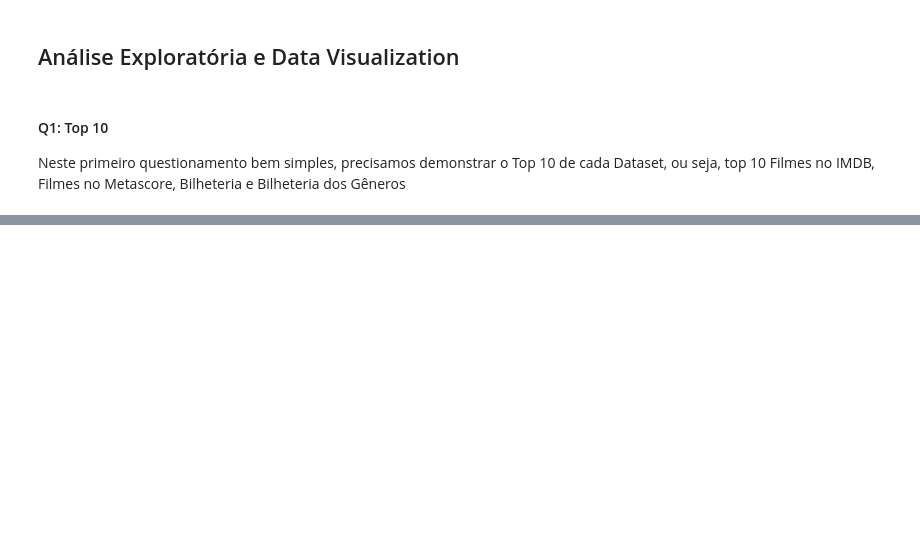
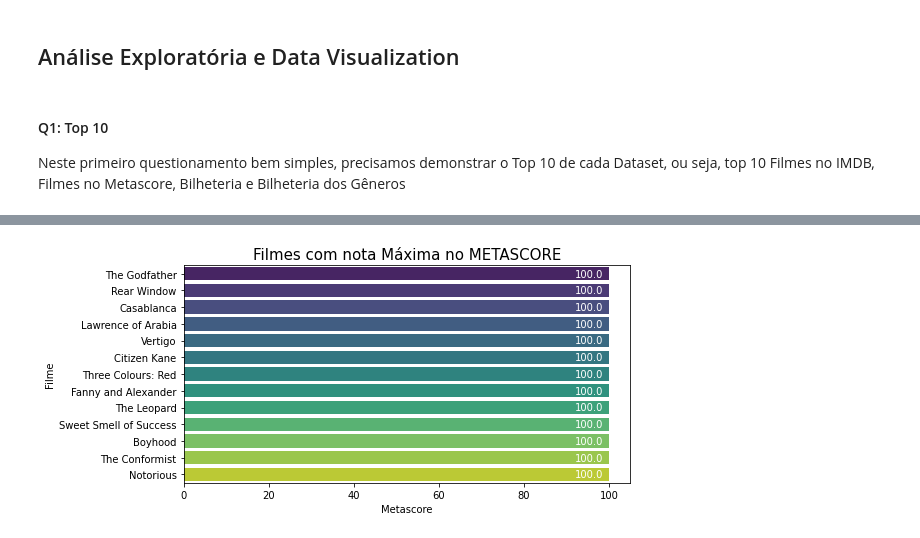
Before and after one commit to Henrxque/Analise_exploratoria_IMDB, a Jupyter notebook: Analise_Exploratoria_IMDB.ipynb, the cells around one changed output, grey strips where cells are left out. Drawn from its saved outputs; the diff is of its cells as text; code cells hidden in the pictures; blank space fills up the shorter version.

```diff
--- a/Analise_Exploratoria_IMDB.ipynb
+++ b/Analise_Exploratoria_IMDB.ipynb
@@ -376,0 +383,2 @@ plt.show()
+# %%
+max_meta = movies.query("Metascore >= 100")
@@ -376,0 +404,16 @@ plt.show()
+# %%
+plt.figure(figsize=(8,4))
+plt.title('Filmes com nota Máxima no METASCORE', fontsize=15)
+metascore = sns.barplot(x='Metascore',y='Filme',data= max_meta, palette='viridis')
+
+for p in metascore.patches:
+    width = p.get_width()
+    metascore.text(width + -8,
+            p.get_y() + p.get_height() / 2,
+            '{:1.1f}'.format(width),
+            ha = 'left',
+            va = 'center',
+            color='white')
+plt.show()
+# %% [output]
+[figure, added]
```
Also changed, not shown: parts of 8 cells of this notebook.
